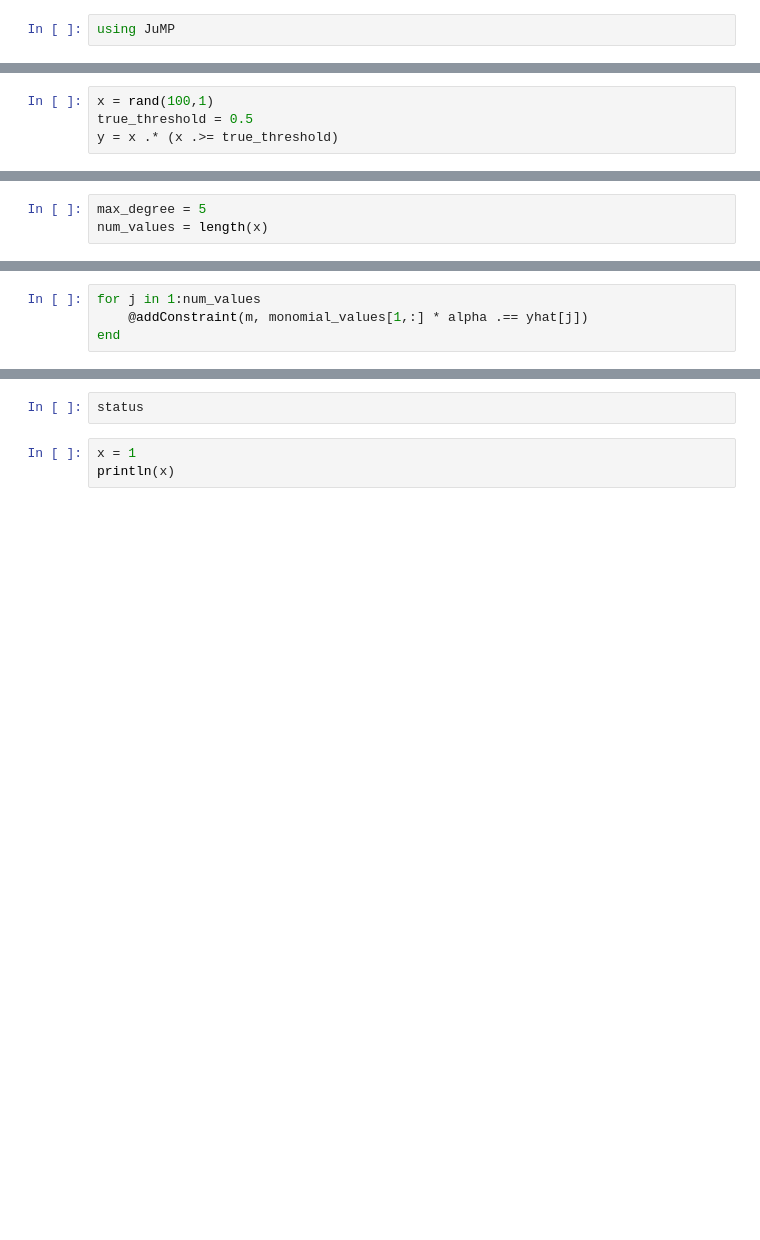
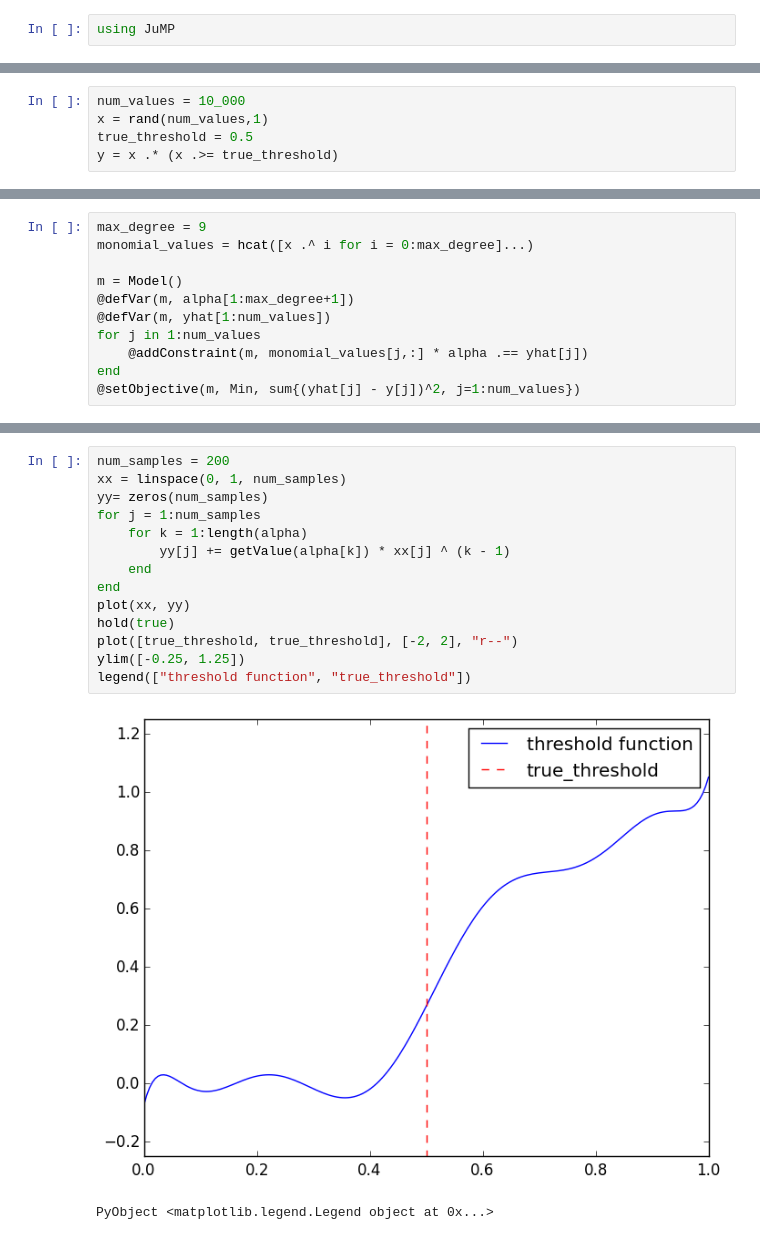
Before and after one commit to rdeits/threshold-qp, a Jupyter notebook: threshold_qp.ipynb, the cells around one changed output, grey strips where cells are left out. Saved outputs shown, nothing was run; the diff lists cells and outputs as text; blank space fills up the shorter version.

```diff
--- a/threshold_qp.ipynb
+++ b/threshold_qp.ipynb
@@ -5,4 +8,5 @@ using Gurobi
 # %%
-x = rand(100,1)
+num_values = 10_000
+x = rand(num_values,1)
 true_threshold = 0.5
 y = x .* (x .>= true_threshold)
@@ -9,3 +30,0 @@ y = x .* (x .>= true_threshold)
-# %%
-max_degree = 5
-num_values = length(x)
@@ -20,4 +30,0 @@ m = Model()
-# %%
-for j in 1:num_values
-    @addConstraint(m, monomial_values[1,:] * alpha .== yhat[j])
-end
@@ -25,0 +34,11 @@ end
+# %%
+max_degree = 9
+monomial_values = hcat([x .^ i for i = 0:max_degree]...)
+
+m = Model()
+@defVar(m, alpha[1:max_degree+1])
+@defVar(m, yhat[1:num_values])
+for j in 1:num_values
+    @addConstraint(m, monomial_values[j,:] * alpha .== yhat[j])
+end
+@setObjective(m, Min, sum{(yhat[j] - y[j])^2, j=1:num_values})
@@ -28,5 +71,17 @@ status = solve(m)
-# %%
-status
-# %%
-x = 1
-println(x)
+# %%
+num_samples = 200
+xx = linspace(0, 1, num_samples)
+yy= zeros(num_samples)
+for j = 1:num_samples
+    for k = 1:length(alpha)
+        yy[j] += getValue(alpha[k]) * xx[j] ^ (k - 1)
+    end
+end
+plot(xx, yy)
+hold(true)
+plot([true_threshold, true_threshold], [-2, 2], "r--")
+ylim([-0.25, 1.25])
+legend(["threshold function", "true_threshold"])
+# %% [output]
+[figure, added]
+PyObject <matplotlib.legend.Legend object at 0x...>
```
Also changed, not shown: parts of 12 cells of this notebook.
